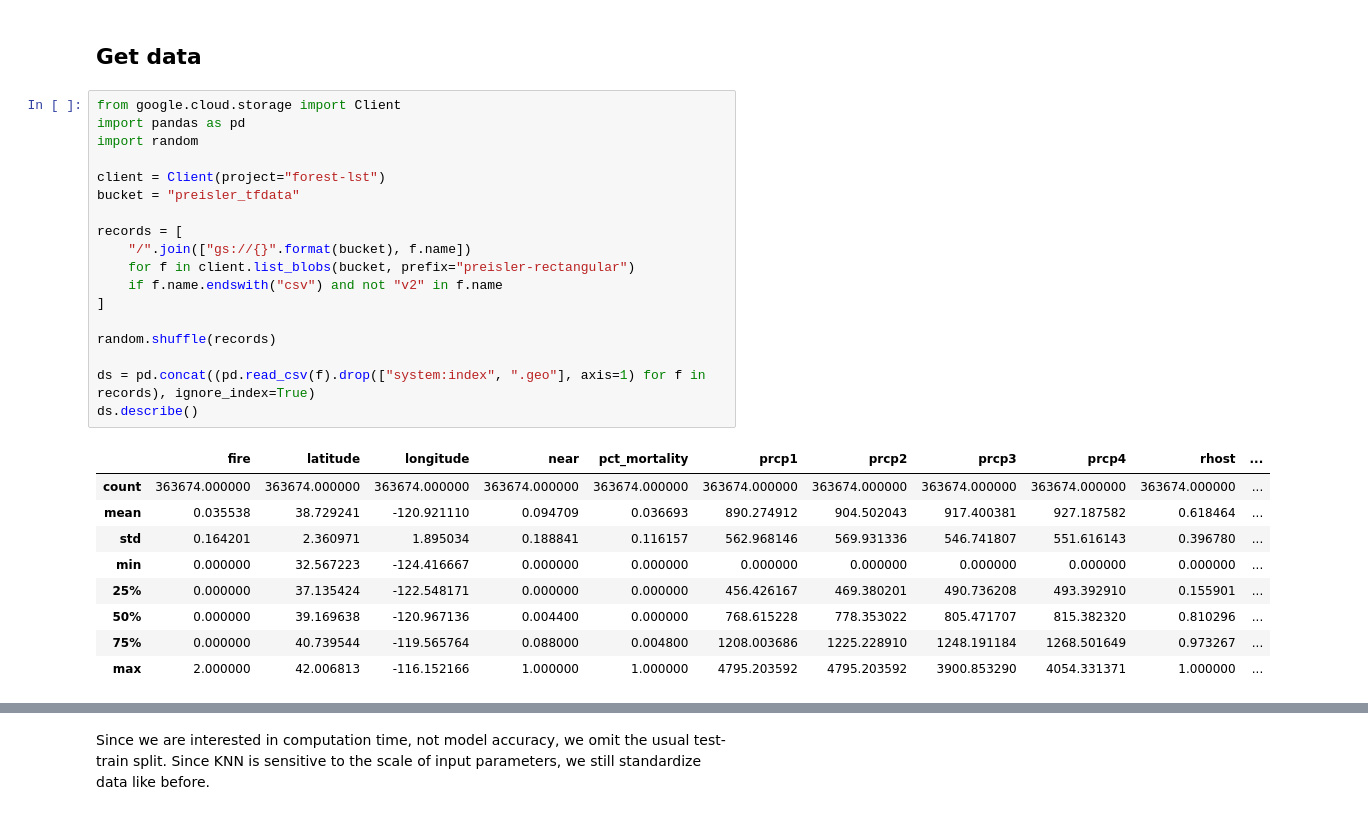
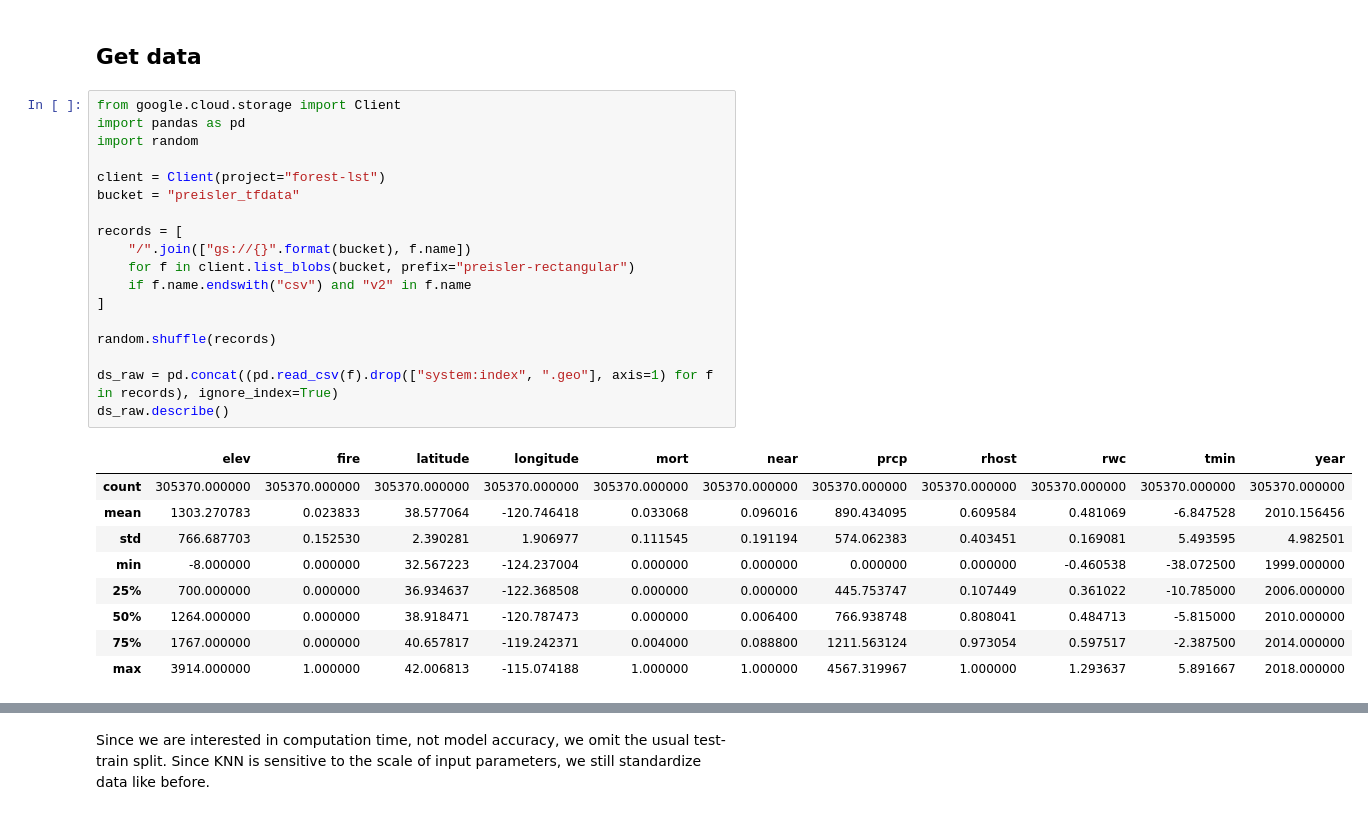
Before and after one commit to s-kganz/ForestLST, a Jupyter notebook: notebooks/Computational_Time_Analysis.ipynb, the cells around one changed output, grey strips where cells are left out. Drawn from its saved outputs; the diff is of its cells as text.

```diff
--- a/notebooks/Computational_Time_Analysis.ipynb
+++ b/notebooks/Computational_Time_Analysis.ipynb
@@ -7,28 +7,28 @@ In this notebook we explore the effects of different model configurations on tra
 # %%
 from google.cloud.storage import Client
 import pandas as pd
 import random
 
 client = Client(project="forest-lst")
 bucket = "preisler_tfdata"
 
 records = [
     "/".join(["gs://{}".format(bucket), f.name])
     for f in client.list_blobs(bucket, prefix="preisler-rectangular")
-    if f.name.endswith("csv") and not "v2" in f.name
+    if f.name.endswith("csv") and "v2" in f.name
 ]
 
 random.shuffle(records)
 
-ds = pd.concat((pd.read_csv(f).drop(["system:index", ".geo"], axis=1) for f in records), ignore_index=True)
-ds.describe()
+ds_raw = pd.concat((pd.read_csv(f).drop(["system:index", ".geo"], axis=1) for f in records), ignore_index=True)
+ds_raw.describe()
 # %% [output]
-|  | fire | latitude | longitude | near | pct_mortality | prcp1 | prcp2 | prcp3 | prcp4 | rhost | ... |
-| count | 363674.000000 | 363674.000000 | 363674.000000 | 363674.000000 | 363674.000000 | 363674.000000 | 363674.000000 | 363674.000000 | 363674.000000 | 363674.000000 | ... |
-| mean | 0.035538 | 38.729241 | -120.921110 | 0.094709 | 0.036693 | 890.274912 | 904.502043 | 917.400381 | 927.187582 | 0.618464 | ... |
-| std | 0.164201 | 2.360971 | 1.895034 | 0.188841 | 0.116157 | 562.968146 | 569.931336 | 546.741807 | 551.616143 | 0.396780 | ... |
-| min | 0.000000 | 32.567223 | -124.416667 | 0.000000 | 0.000000 | 0.000000 | 0.000000 | 0.000000 | 0.000000 | 0.000000 | ... |
-| 25% | 0.000000 | 37.135424 | -122.548171 | 0.000000 | 0.000000 | 456.426167 | 469.380201 | 490.736208 | 493.392910 | 0.155901 | ... |
-| 50% | 0.000000 | 39.169638 | -120.967136 | 0.004400 | 0.000000 | 768.615228 | 778.353022 | 805.471707 | 815.382320 | 0.810296 | ... |
-| 75% | 0.000000 | 40.739544 | -119.565764 | 0.088000 | 0.004800 | 1208.003686 | 1225.228910 | 1248.191184 | 1268.501649 | 0.973267 | ... |
-| max | 2.000000 | 42.006813 | -116.152166 | 1.000000 | 1.000000 | 4795.203592 | 4795.203592 | 3900.853290 | 4054.331371 | 1.000000 | ... |
+|  | elev | fire | latitude | longitude | mort | near | prcp | rhost | rwc | tmin | year |
+| count | 305370.000000 | 305370.000000 | 305370.000000 | 305370.000000 | 305370.000000 | 305370.000000 | 305370.000000 | 305370.000000 | 305370.000000 | 305370.000000 | 305370.000000 |
+| mean | 1303.270783 | 0.023833 | 38.577064 | -120.746418 | 0.033068 | 0.096016 | 890.434095 | 0.609584 | 0.481069 | -6.847528 | 2010.156456 |
+| std | 766.687703 | 0.152530 | 2.390281 | 1.906977 | 0.111545 | 0.191194 | 574.062383 | 0.403451 | 0.169081 | 5.493595 | 4.982501 |
+| min | -8.000000 | 0.000000 | 32.567223 | -124.237004 | 0.000000 | 0.000000 | 0.000000 | 0.000000 | -0.460538 | -38.072500 | 1999.000000 |
+| 25% | 700.000000 | 0.000000 | 36.934637 | -122.368508 | 0.000000 | 0.000000 | 445.753747 | 0.107449 | 0.361022 | -10.785000 | 2006.000000 |
+| 50% | 1264.000000 | 0.000000 | 38.918471 | -120.787473 | 0.000000 | 0.006400 | 766.938748 | 0.808041 | 0.484713 | -5.815000 | 2010.000000 |
+| 75% | 1767.000000 | 0.000000 | 40.657817 | -119.242371 | 0.004000 | 0.088800 | 1211.563124 | 0.973054 | 0.597517 | -2.387500 | 2014.000000 |
+| max | 3914.000000 | 1.000000 | 42.006813 | -115.074188 | 1.000000 | 1.000000 | 4567.319967 | 1.000000 | 1.293637 | 5.891667 | 2018.000000 |
```
Also changed, not shown: parts of 8 cells of this notebook, 2 other files.
